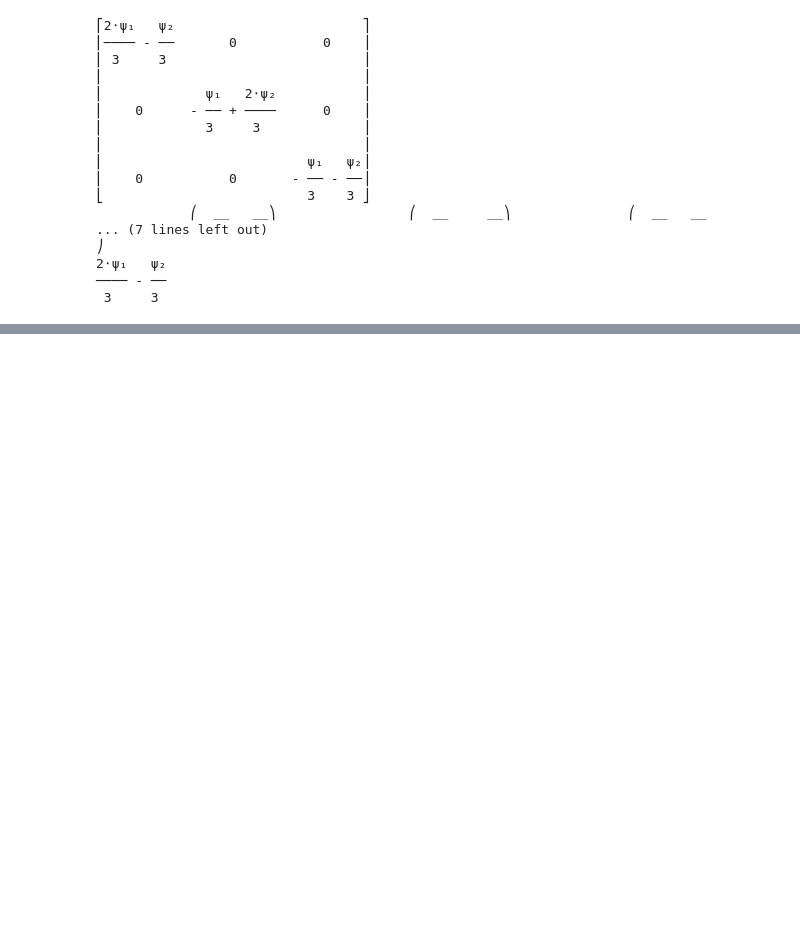
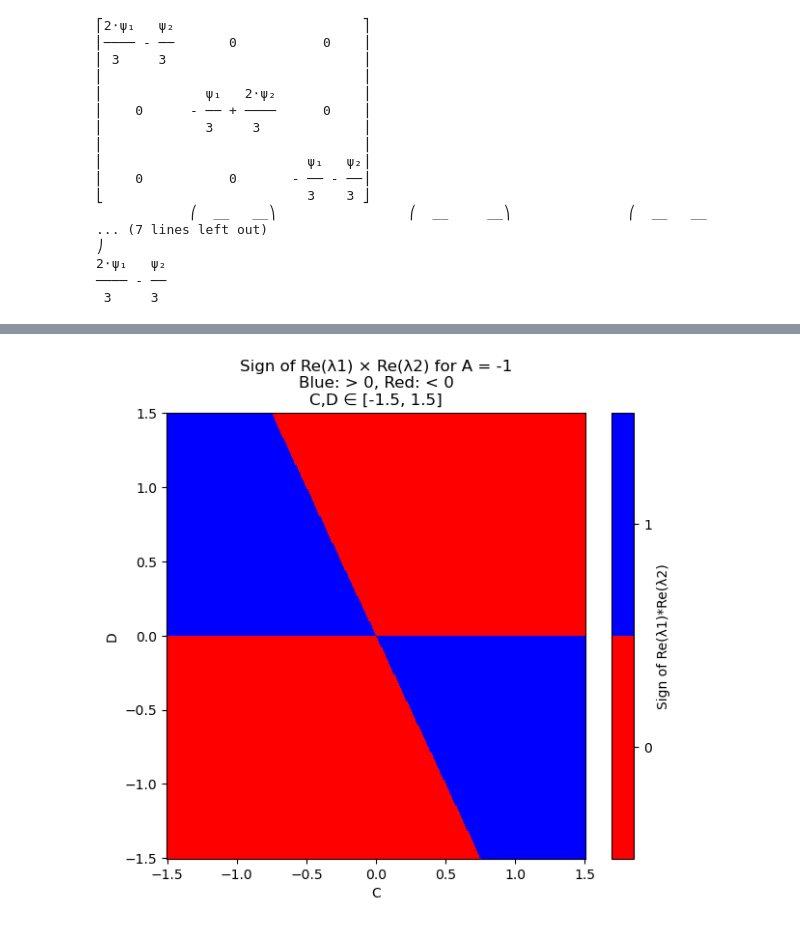
Before and after one commit to Abdullah026-debug/smectics-bulk-analysis, a Jupyter notebook: Algebra_simplifier.ipynb, the cells around one changed output, grey strips where cells are left out. Cells and saved outputs as stored; diff of their text form; code cells hidden in the pictures; blank space fills up the shorter version.

```diff
--- a/Algebra_simplifier.ipynb
+++ b/Algebra_simplifier.ipynb
@@ -65,0 +315,46 @@ So the the fixed point associated to $\cfrac{\delta F_{bulk}}{\delta \psi^{*}_{1
+# %%
+# Fixed parameter
+A = -1
+
+# Grid for C and D
+C_vals = np.linspace(-1.5, 1.5, 400)
+D_vals = np.linspace(-1.5, 1.5, 400)
+C, D = np.meshgrid(C_vals, D_vals)
+
+# Avoid singularity where denominator is zero
+den = 12 * (2*C + D)
+valid = np.abs(den) > 1e-6
+
+# Compute the discriminant inside the square root
+disc = 25*C**2 + 28*C*D + 8*D**2
+sqrt_disc = np.sqrt(disc)
+
+# Compute the two eigenvalues λ1 and λ2
+num1 = A * (-5*C - 2*D - sqrt_disc)
+num2 = A * (-5*C - 2*D + sqrt_disc)
+lambda1 = np.zeros_like(C, dtype=complex)
+lambda2 = np.zeros_like(C, dtype=complex)
+lambda1[valid] = num1[valid] / den[valid]
+lambda2[valid] = num2[valid] / den[valid]
+
+# Compute the product of their real parts
+prod_real = np.real(lambda1) * np.real(lambda2)
+
+# Create a mask: 1 if positive, 0 if negative or zero
+mask = np.zeros_like(prod_real, dtype=int)
+mask[prod_real > 0] = 1
+
+# Define a two-color map: red for negative, blue for positive
+cmap = ListedColormap(['red', 'blue'])
+
+# Plot the heatmap
+plt.figure(figsize=(7, 6))
+plt.pcolormesh(C, D, mask, cmap=cmap, shading='auto')
+plt.colorbar(ticks=[0, 1], label='Sign of Re(λ1)*Re(λ2)')
+plt.clim(-0.5, 1.5)
+plt.xlabel('C')
+plt.ylabel('D')
+plt.title('Sign of Re(λ1) × Re(λ2) for A = -1\nBlue: > 0, Red: < 0\nC,D ∈ [-1.5, 1.5]')
+plt.show()
+# %% [output]
+[figure, added]
```
Also changed, not shown: parts of 38 cells of this notebook.
